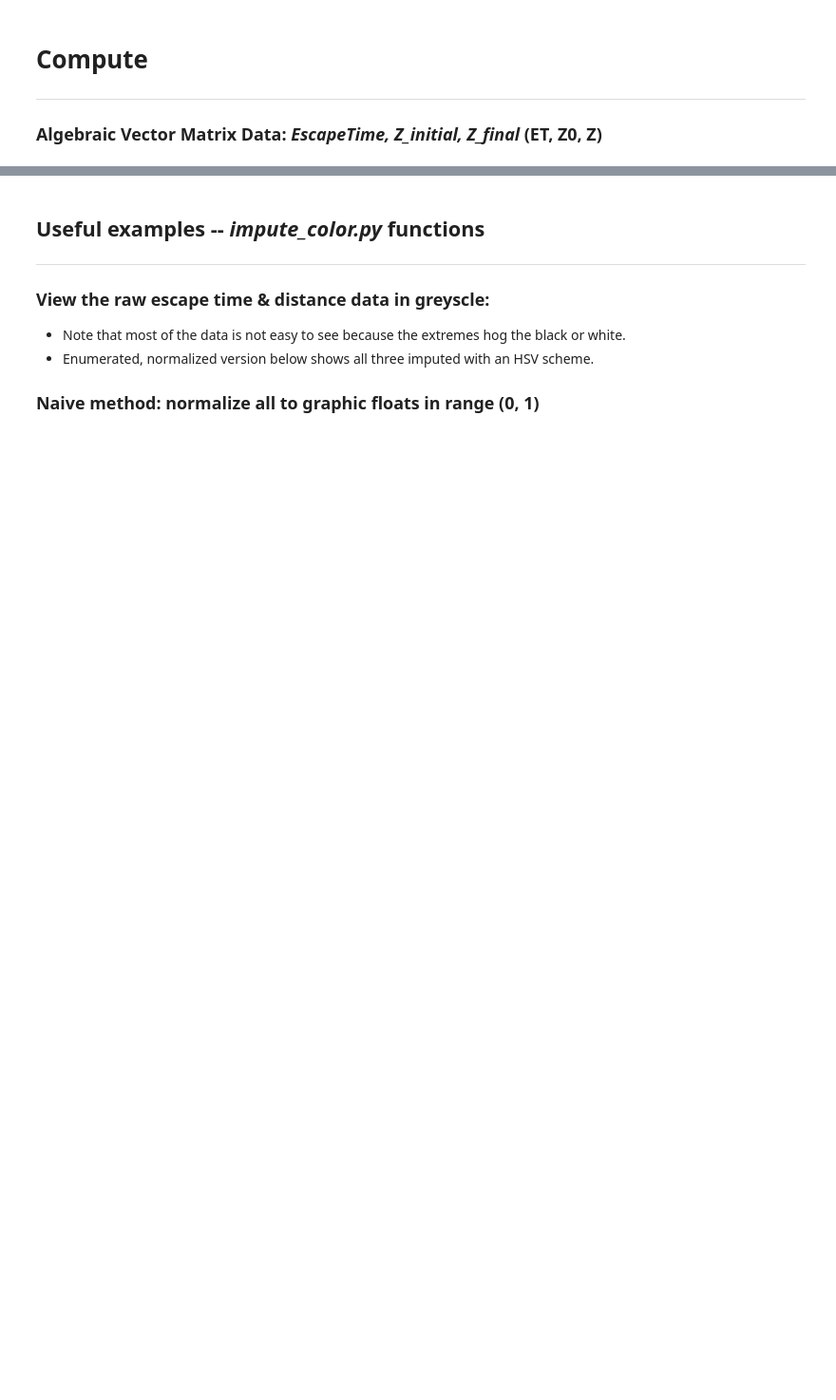
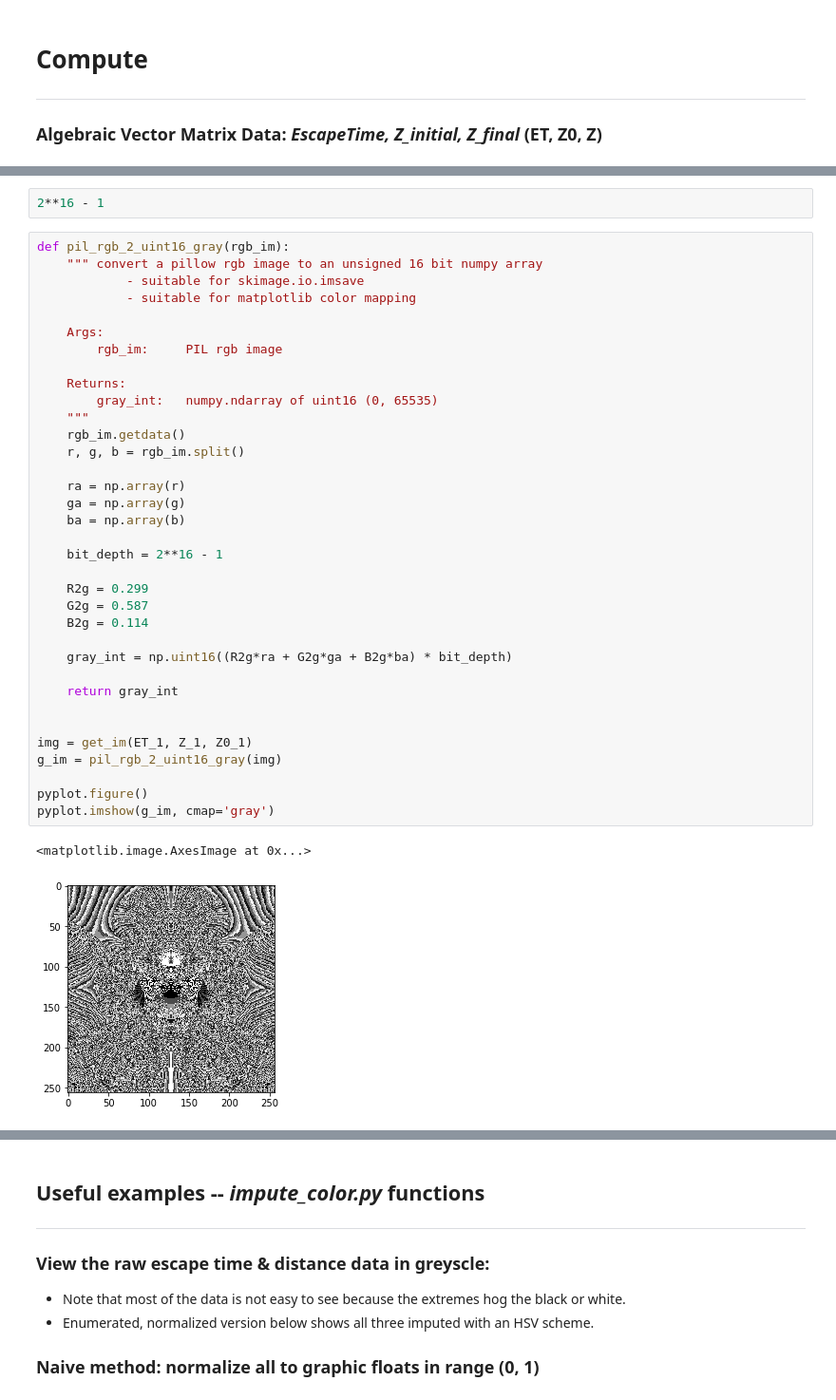
Before and after one commit to dlanier/scalygraphic, a Jupyter notebook: doc_code/impute_color_examples_HackingHistory.ipynb, the cells around one changed output, grey strips where cells are left out. Shown at 95% size. Drawn from its saved outputs; the diff is of its cells as text; blank space fills up the shorter version.

```diff
--- a/doc_code/impute_color_examples_HackingHistory.ipynb
+++ b/doc_code/impute_color_examples_HackingHistory.ipynb
@@ -51 +56,41 @@ Using Equation parameters:
 data matrices size =  (256, 256)
+# %%
+2**16 - 1
+# %%
+def pil_rgb_2_uint16_gray(rgb_im):
+    """ convert a pillow rgb image to an unsigned 16 bit numpy array
+            - suitable for skimage.io.imsave
+            - suitable for matplotlib color mapping
+
+    Args:
+        rgb_im:     PIL rgb image
+
+    Returns:
+        gray_int:   numpy.ndarray of uint16 (0, 65535)
+    """
+    rgb_im.getdata()
+    r, g, b = rgb_im.split()
+
+    ra = np.array(r)
+    ga = np.array(g)
+    ba = np.array(b)
+
+    bit_depth = 2**16 - 1
+
+    R2g = 0.299
+    G2g = 0.587
+    B2g = 0.114
+
+    gray_int = np.uint16((R2g*ra + G2g*ga + B2g*ba) * bit_depth)
+
+    return gray_int
+
+
+img = get_im(ET_1, Z_1, Z0_1)
+g_im = pil_rgb_2_uint16_gray(img)
+
+pyplot.figure()
+pyplot.imshow(g_im, cmap='gray')
+# %% [output]
+<matplotlib.image.AxesImage at 0x...>
+[figure, added]
```
Also changed, not shown: parts of 34 cells of this notebook, 2 other files.
